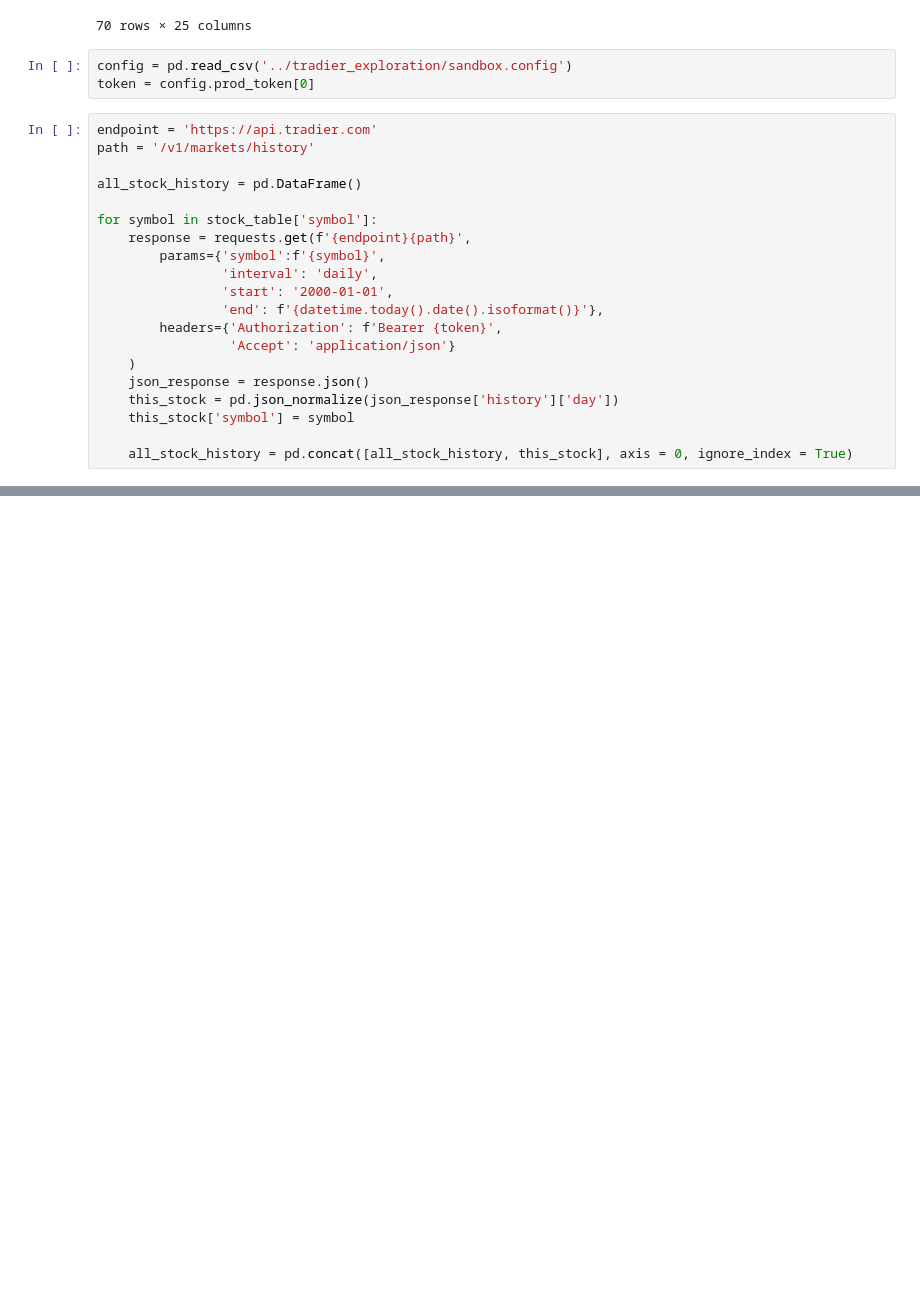
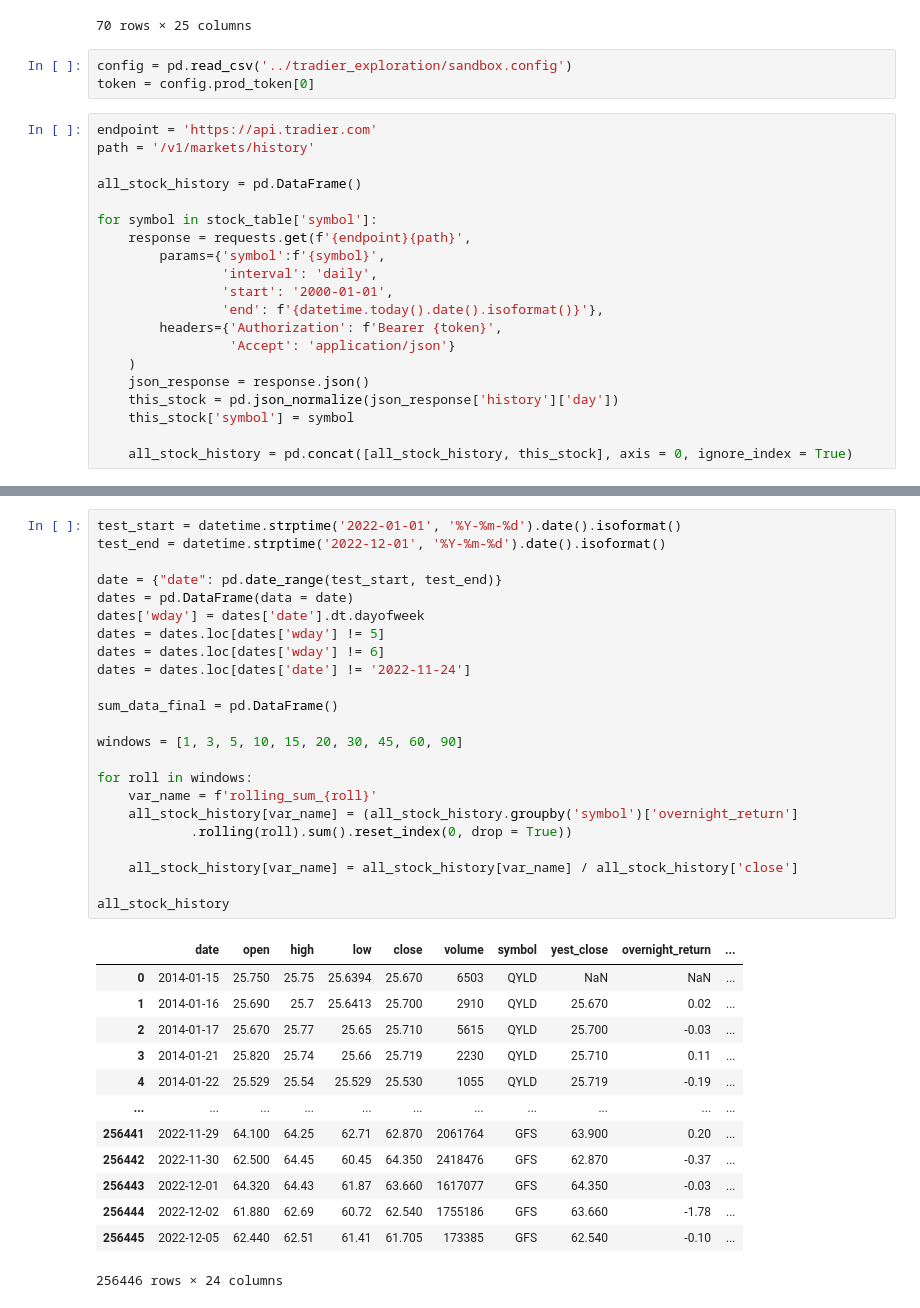
Before and after one commit to RLE-Analytics/iron_financial, a Jupyter notebook: options_strategy/Hold Overnight Strategy.ipynb, the cells around one changed output, grey strips where cells are left out. Saved outputs shown, nothing was run; the diff lists cells and outputs as text; blank space fills up the shorter version.

```diff
--- a/options_strategy/Hold Overnight Strategy.ipynb
+++ b/options_strategy/Hold Overnight Strategy.ipynb
@@ -169,0 +227,37 @@ Name: rolling_30day_sum, Length: 70, dtype: object
+# %%
+test_start = datetime.strptime('2022-01-01', '%Y-%m-%d').date().isoformat()
+test_end = datetime.strptime('2022-12-01', '%Y-%m-%d').date().isoformat()
+
+date = {"date": pd.date_range(test_start, test_end)}
+dates = pd.DataFrame(data = date)
+dates['wday'] = dates['date'].dt.dayofweek
+dates = dates.loc[dates['wday'] != 5]
+dates = dates.loc[dates['wday'] != 6]
+dates = dates.loc[dates['date'] != '2022-11-24']
+
+sum_data_final = pd.DataFrame()
+
+windows = [1, 3, 5, 10, 15, 20, 30, 45, 60, 90]
+
+for roll in windows:
+    var_name = f'rolling_sum_{roll}'
+    all_stock_history[var_name] = (all_stock_history.groupby('symbol')['overnight_return']
+            .rolling(roll).sum().reset_index(0, drop = True))
+
+    all_stock_history[var_name] = all_stock_history[var_name] / all_stock_history['close']
+
+all_stock_history
+# %% [output]
+|  | date | open | high | low | close | volume | symbol | yest_close | overnight_return | ... |
+| 0 | 2014-01-15 | 25.750 | 25.75 | 25.6394 | 25.670 | 6503 | QYLD | NaN | NaN | ... |
+| 1 | 2014-01-16 | 25.690 | 25.7 | 25.6413 | 25.700 | 2910 | QYLD | 25.670 | 0.02 | ... |
+| 2 | 2014-01-17 | 25.670 | 25.77 | 25.65 | 25.710 | 5615 | QYLD | 25.700 | -0.03 | ... |
+| 3 | 2014-01-21 | 25.820 | 25.74 | 25.66 | 25.719 | 2230 | QYLD | 25.710 | 0.11 | ... |
+| 4 | 2014-01-22 | 25.529 | 25.54 | 25.529 | 25.530 | 1055 | QYLD | 25.719 | -0.19 | ... |
+| ... | ... | ... | ... | ... | ... | ... | ... | ... | ... | ... |
+| 256441 | 2022-11-29 | 64.100 | 64.25 | 62.71 | 62.870 | 2061764 | GFS | 63.900 | 0.20 | ... |
+| 256442 | 2022-11-30 | 62.500 | 64.45 | 60.45 | 64.350 | 2418476 | GFS | 62.870 | -0.37 | ... |
+| 256443 | 2022-12-01 | 64.320 | 64.43 | 61.87 | 63.660 | 1617077 | GFS | 64.350 | -0.03 | ... |
+| 256444 | 2022-12-02 | 61.880 | 62.69 | 60.72 | 62.540 | 1755186 | GFS | 63.660 | -1.78 | ... |
+| 256445 | 2022-12-05 | 62.440 | 62.51 | 61.41 | 61.705 | 173385 | GFS | 62.540 | -0.10 | ... |
+256446 rows × 24 columns
```
Also changed, not shown: parts of 25 cells of this notebook.
